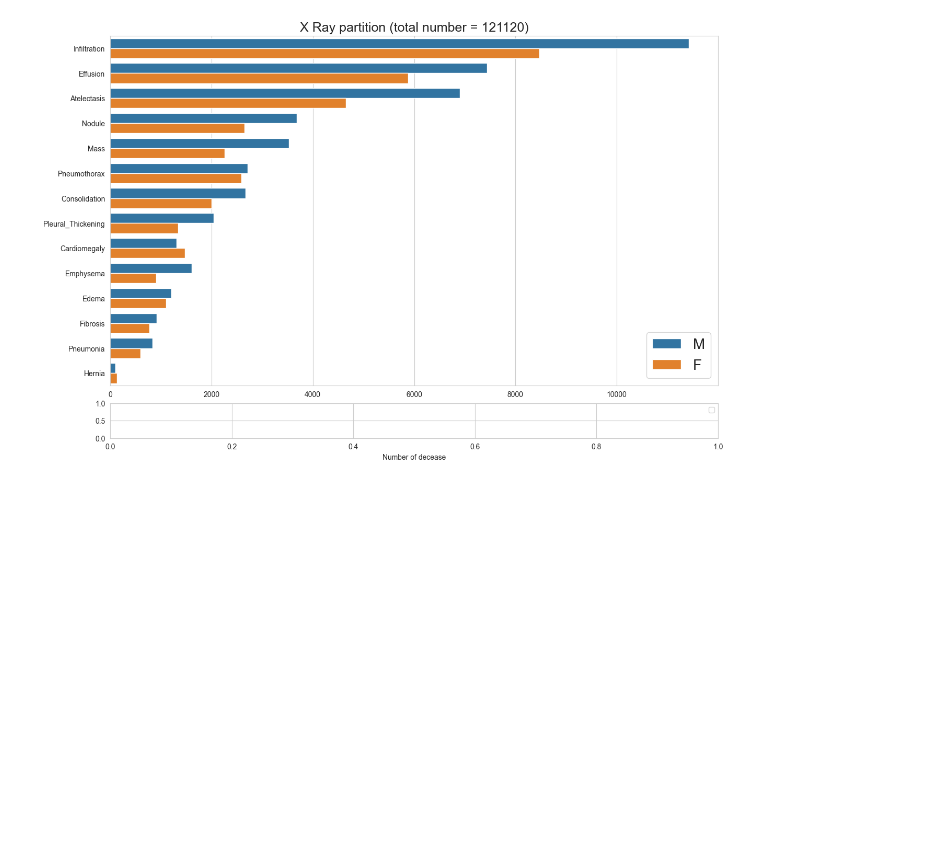
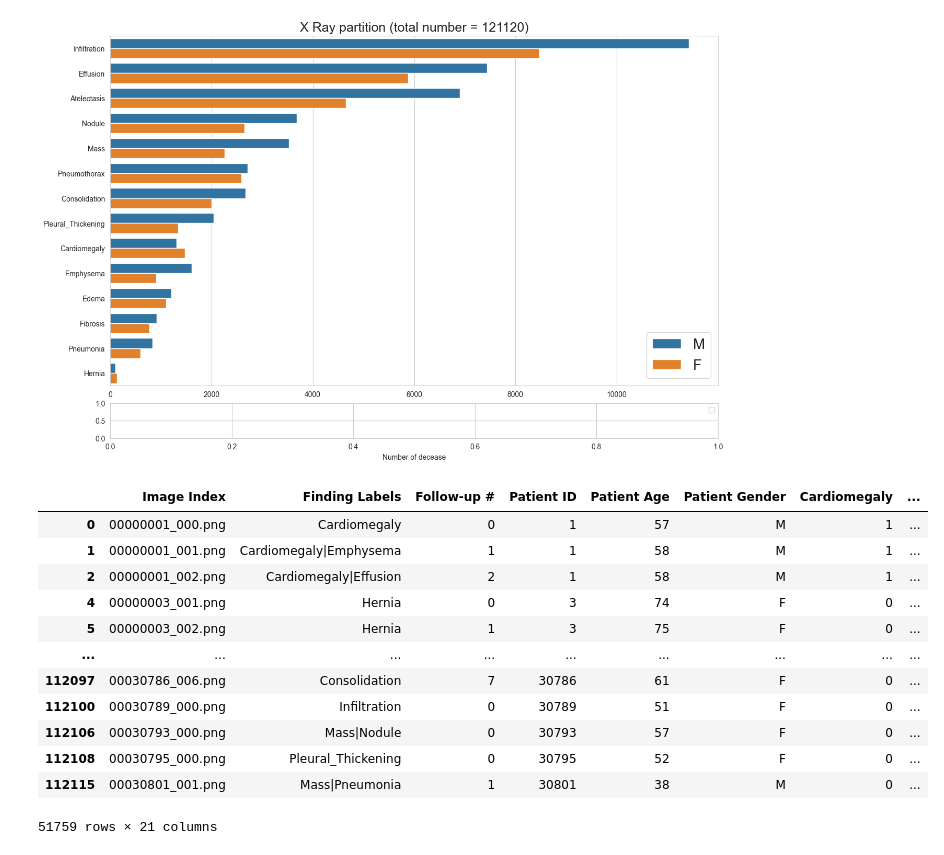
Before and after one commit to Abzzt/adl, a Jupyter notebook: data_exploration.ipynb, the cells around one changed output. Drawn from its saved outputs; the diff is of its cells as text; code cells hidden in the pictures; blank space fills up the shorter version.

```diff
--- a/data_exploration.ipynb
+++ b/data_exploration.ipynb
@@ -126,3 +126,19 @@ ax2.legend('')
 plt.subplots_adjust(hspace=.5)
 # %% [output]
 [figure]
+# %%
+df
+# %% [output]
+|  | Image Index | Finding Labels | Follow-up # | Patient ID | Patient Age | Patient Gender | Cardiomegaly | ... |
+| 0 | 00000001_000.png | Cardiomegaly | 0 | 1 | 57 | M | 1 | ... |
+| 1 | 00000001_001.png | Cardiomegaly|Emphysema | 1 | 1 | 58 | M | 1 | ... |
+| 2 | 00000001_002.png | Cardiomegaly|Effusion | 2 | 1 | 58 | M | 1 | ... |
+| 4 | 00000003_001.png | Hernia | 0 | 3 | 74 | F | 0 | ... |
+| 5 | 00000003_002.png | Hernia | 1 | 3 | 75 | F | 0 | ... |
+| ... | ... | ... | ... | ... | ... | ... | ... | ... |
+| 112097 | 00030786_006.png | Consolidation | 7 | 30786 | 61 | F | 0 | ... |
+| 112100 | 00030789_000.png | Infiltration | 0 | 30789 | 51 | F | 0 | ... |
+| 112106 | 00030793_000.png | Mass|Nodule | 0 | 30793 | 57 | F | 0 | ... |
+| 112108 | 00030795_000.png | Pleural_Thickening | 0 | 30795 | 52 | F | 0 | ... |
+| 112115 | 00030801_001.png | Mass|Pneumonia | 1 | 30801 | 38 | M | 0 | ... |
+51759 rows × 21 columns
```
Also changed, not shown: parts of 4 cells of this notebook, 5 other files.
